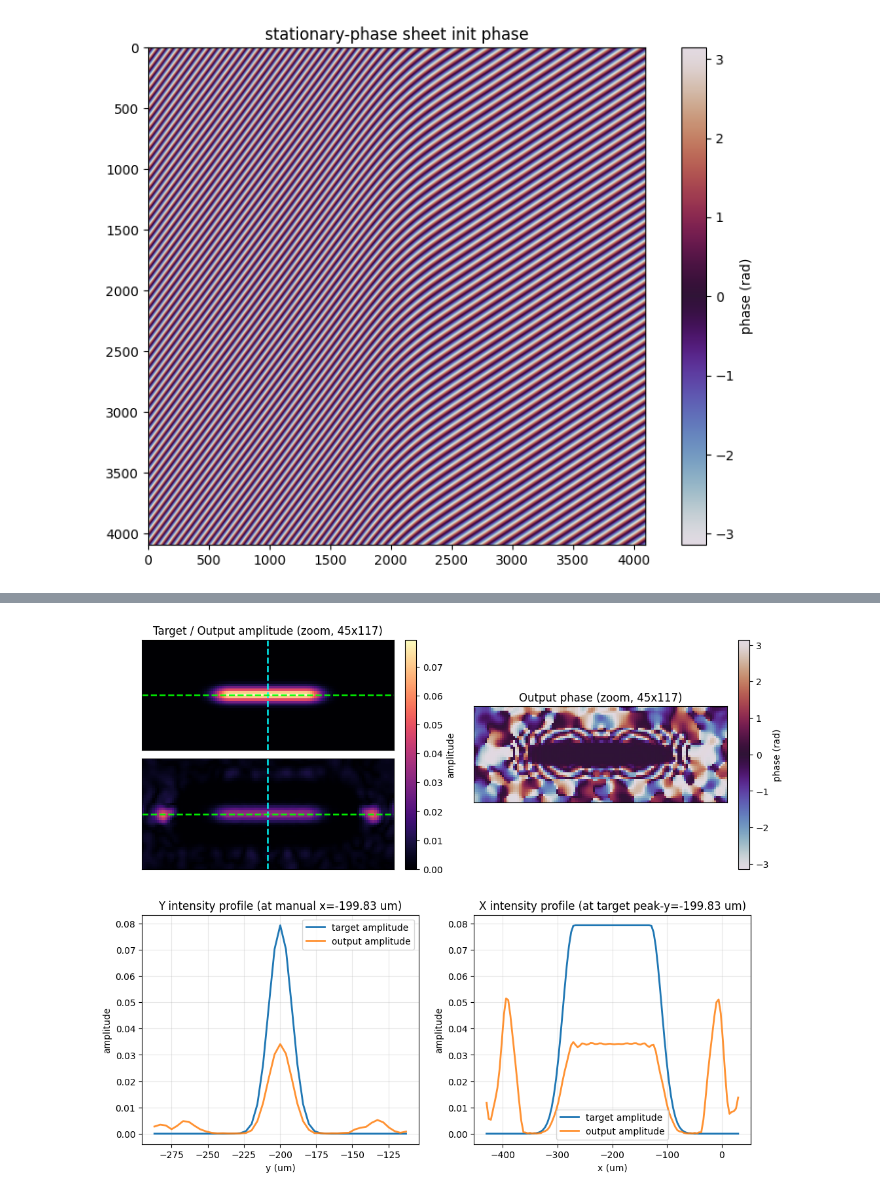
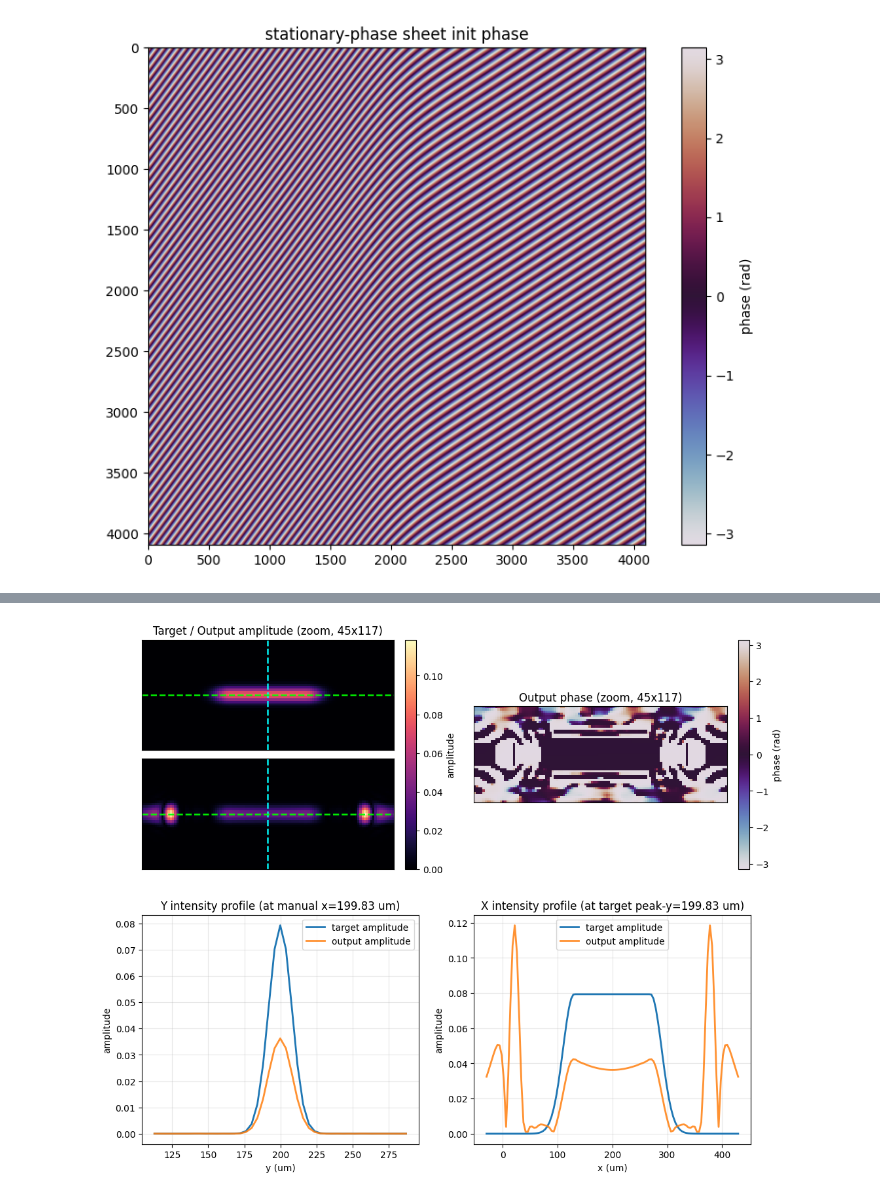
Before and after one commit to ChanceSiyuan/SLMengineer, a Jupyter notebook: scripts/sheet/testfile_sheet.ipynb, the cells around one changed output, grey strips where cells are left out. Drawn from its saved outputs; the diff is of its cells as text; code cells hidden in the pictures.

Commit message:
Correct a unit mismatch for initialization and cgm algorithm target

```diff
--- a/scripts/sheet/testfile_sheet.ipynb
+++ b/scripts/sheet/testfile_sheet.ipynb
@@ -30,7 +30,7 @@ target_shift_yum         = float(200)   # ~50 focal px
 
 cgm_steepness      = int(9)
 cgm_max_iterations = int(1000)
-setting_eta        = float(0.1)
+setting_eta        = float(0.15)
 cgm_eta_steepness  = int(8)
 # %%
 # Initialize a SLM. with an enlarged 12 bit array for computational precision
@@ -77,16 +77,15 @@ SLM native:   (1024, 1272)
 # Place target at a shifted position so it doesn't overlap with the
 # zero-order beam (which is fixed at grid center).
 # (row, col), corresponding to y,x repectively
-target_center = (
-    round((SLM.ImgResY - 1) / 2.0 - target_shift_yfpx),
-    round((SLM.ImgResX - 1) / 2.0 - target_shift_xfpx)
-)
+target_shift = (target_shift_yfpx, target_shift_xfpx)
+
 targetAmp = SLM.light_sheet_target(
     flat_width=sheet_flat_width,
     gaussian_sigma=sheet_gaussian_sigma,
     angle=sheet_angle,
     edge_sigma=sheet_edge_sigma,
-    center=target_center
+    shift=target_shift,
+    # reweight= manual_r,
 )
 
 # Visaulize
@@ -135,7 +134,7 @@ init_phi = SLM.stationary_phase_sheet(
     flat_width=sheet_flat_width,
     gaussian_sigma=None,  # ← issue #20 fix: omit cylindrical-lens term
     angle=sheet_angle,
-    center=target_center,
+    shift=target_shift,
 )
 
 ini_phase_plot = np.angle(np.exp(1j * init_phi))
@@ -185,8 +181,8 @@ out_phase = np.angle(out)
 target_amp = np.abs(target_out)
 
 # Manual position for a vertical cross-section (in um)
-x_manual_um = - target_shift_xum
-y_manual_um = - target_shift_yum
+x_manual_um = target_shift_xum
+y_manual_um = target_shift_yum
 
 # ROI is detected from target amplitude support (5% peak threshold)
 peak = np.max(target_amp)
@@ -260,34 +256,34 @@ ax0_top.set_yticks([])
 ax0_bot.set_xticks([])
 ax0_bot.set_yticks([])
 fig.colorbar(im2_bot, ax=[ax0_top, ax0_bot], fraction=0.05, pad=0.04, label="amplitude")
 
 im1 = ax1.imshow(out_phase_zoom, cmap="twilight", extent=extent_um)
 ax1.set_title(f"Output phase (zoom, {zoom_shape[0]}x{zoom_shape[1]})")
 ax1.set_xticks([])
 ax1.set_yticks([])
 fig.colorbar(im1, ax=ax1, fraction=0.046, pad=0.04, label="phase (rad)")
 
 ax2.plot(y_um, target_y_profile, label="target amplitude", linewidth=2)
 ax2.plot(y_um, out_y_profile, label="output amplitude", linewidth=2, alpha=0.85)
 ax2.set_title(f"Y intensity profile (at manual x={x_selected_um:.2f} um)")
 ax2.set_xlabel("y (um)")
 ax2.set_ylabel("amplitude")
 ax2.grid(alpha=0.3)
 ax2.legend()
 
 ax3.plot(x_um, target_x_profile, label="target amplitude", linewidth=2)
 ax3.plot(x_um, out_x_profile, label="output amplitude", linewidth=2, alpha=0.85)
 ax3.set_title(f"X intensity profile (at target peak-y={y_selected_um:.2f} um)")
 ax3.set_xlabel("x (um)")
 ax3.set_ylabel("amplitude")
 ax3.grid(alpha=0.3)
 ax3.legend()
 
 # fig.tight_layout()
 plt.show()
 plt.close(fig)
 # %% [output]
-[figure, old version]
+[figure, new version]
 # %%
 
 SLM_screen_raw = SLM.phase_to_screen(phase_wrapped)
```
Also changed, not shown: parts of 6 cells of this notebook, 8 other files.
